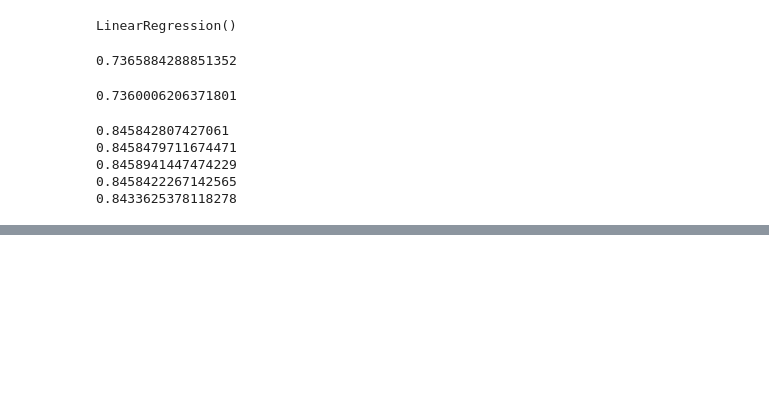
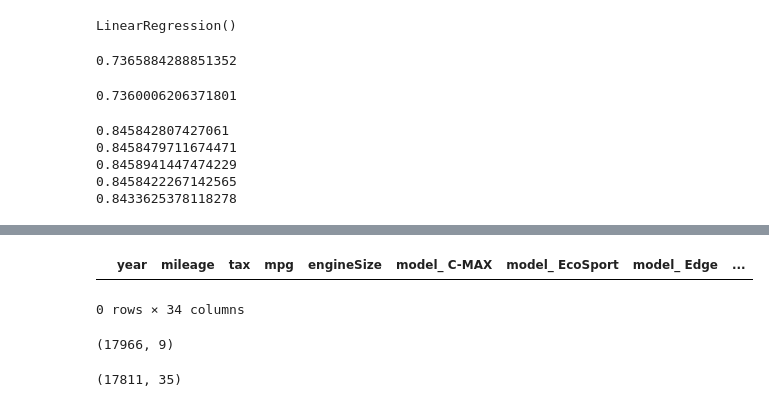
Before and after one commit to m-ahmad-amin/machine-learning-transition, a Jupyter notebook: Supervised Machine Learning/Regression/Linear Regression/car price/linear_regression_car_price.ipynb, the cells around one changed output, grey strips where cells are left out. Drawn from its saved outputs; the diff is of its cells as text; code cells hidden in the pictures; blank space fills up the shorter version.

Commit message:
Update model

```diff
--- a/Supervised Machine Learning/Regression/Linear Regression/car price/linear_regression_car_price.ipynb
+++ b/Supervised Machine Learning/Regression/Linear Regression/car price/linear_regression_car_price.ipynb
@@ -447,0 +451,5 @@ for alpha in [0.001, 0.01, 0.1, 0, 10]:
+# %%
+X_one_hot_encoded[X_one_hot_encoded['year'] == 2060]
+# %% [output]
+|  | year | mileage | tax | mpg | engineSize | model_ C-MAX | model_ EcoSport | model_ Edge | ... |
+0 rows × 34 columns
@@ -447,0 +462,8 @@ for alpha in [0.001, 0.01, 0.1, 0, 10]:
+# %%
+df.shape
+# %% [output]
+(17966, 9)
+# %%
+df_re.shape
+# %% [output]
+(17811, 35)
```
Also changed, not shown: parts of 12 cells of this notebook.
